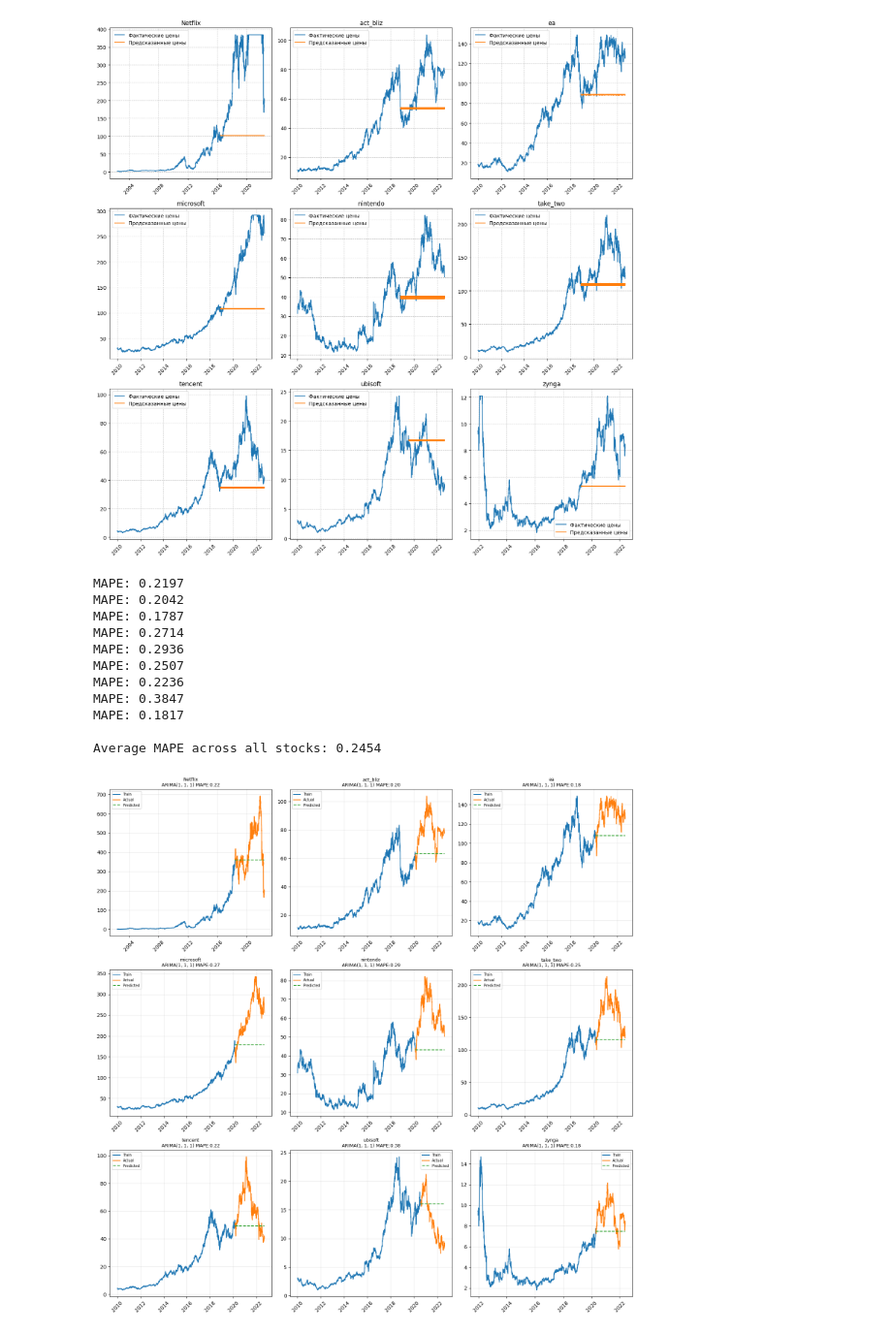
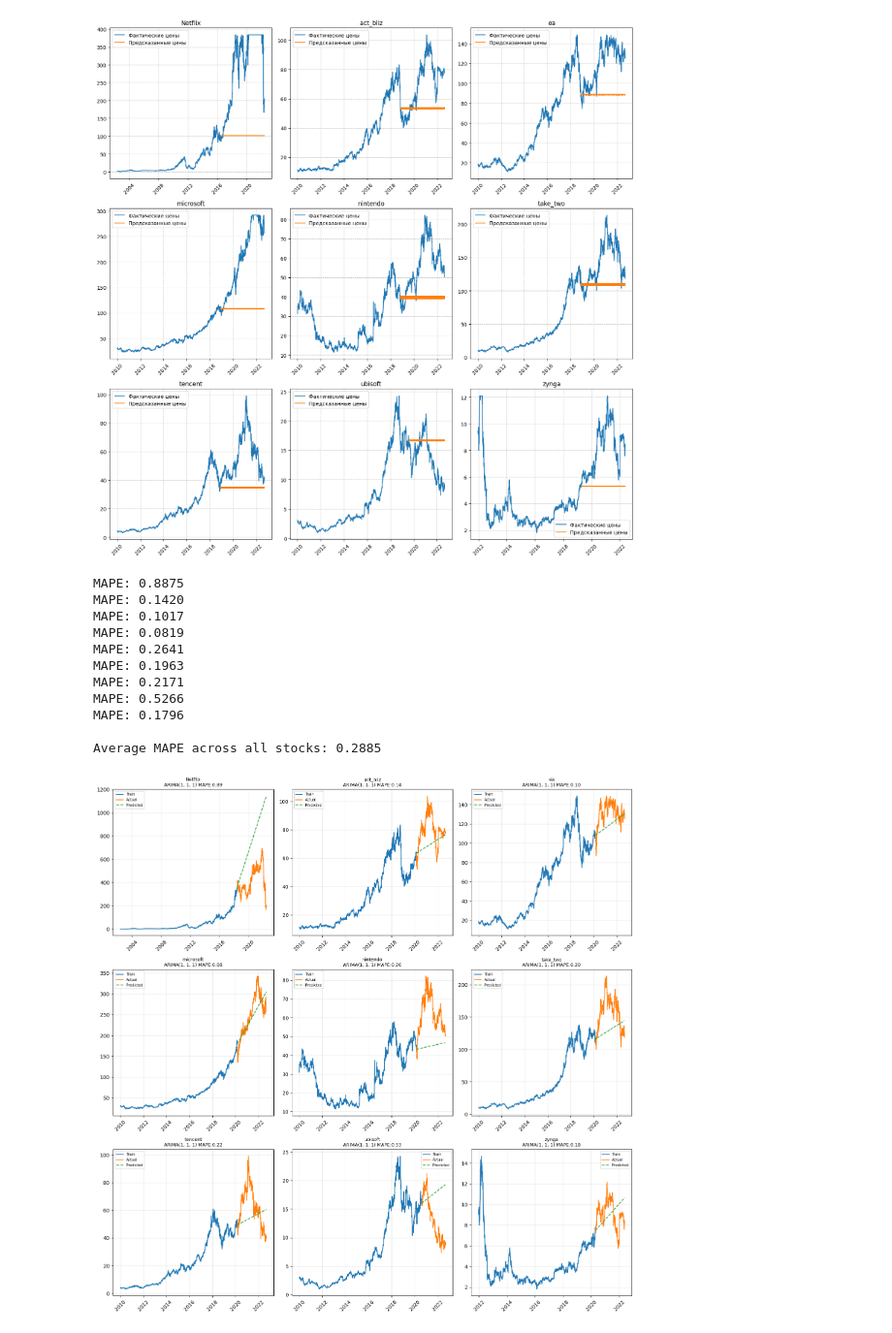
Before and after one commit to DrPepper18/StockPrediction, a Jupyter notebook: main.ipynb, the cells around one changed output. Shown at 97% size. Cells and saved outputs as stored; diff of their text form; code cells hidden in the pictures.

```diff
--- a/main.ipynb
+++ b/main.ipynb
@@ -269,42 +269,42 @@ plt.figure(figsize=(15, 15))
 for i, file_path in enumerate(file_paths):
     # Load and prepare data
     df = pd.read_csv(file_path)
     ts = prepare_data(df)
 
     # Split data (80% train, 20% test)
     split_idx = int(len(ts) * 0.8)
     train, test = ts[:split_idx], ts[split_idx:]
 
     # Fit model and forecast
-    model = ARIMA(train, order=(1,1,1))
+    model = ARIMA(train, order=(2,2,2))
     fitted_model = model.fit()
 
     # Forecast
     preds = fitted_model.forecast(steps=len(test))
 
     # Evaluation
     mape = mean_absolute_percentage_error(test, preds)
     metrics.append(mape)
     print(f"MAPE: {mape:.4f}")
 
     # Plot results
     plot_arima_results(i, train, test, preds,
                         file_path.split('/')[-1][:-4],
                         (1,1,1))
 
 print(f"\nAverage MAPE across all stocks: {np.mean(metrics):.4f}")
 plt.tight_layout()
 plt.show()
 # %% [output]
-MAPE: 0.2197
-MAPE: 0.2042
-MAPE: 0.1787
-MAPE: 0.2714
-MAPE: 0.2936
-MAPE: 0.2507
-MAPE: 0.2236
-MAPE: 0.3847
-MAPE: 0.1817
+MAPE: 0.8875
+MAPE: 0.1420
+MAPE: 0.1017
+MAPE: 0.0819
+MAPE: 0.2641
+MAPE: 0.1963
+MAPE: 0.2171
+MAPE: 0.5266
+MAPE: 0.1796
 
-Average MAPE across all stocks: 0.2454
+Average MAPE across all stocks: 0.2885
-[figure, old version]
+[figure, new version]
```
